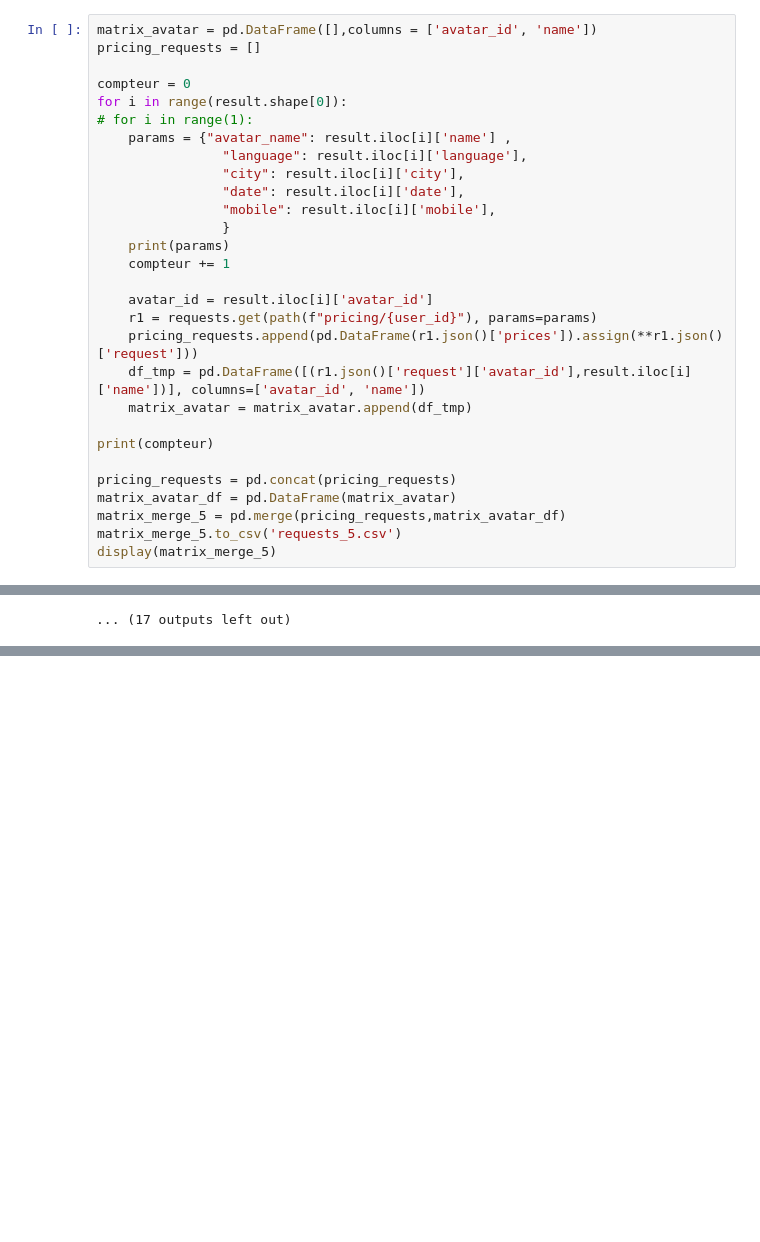
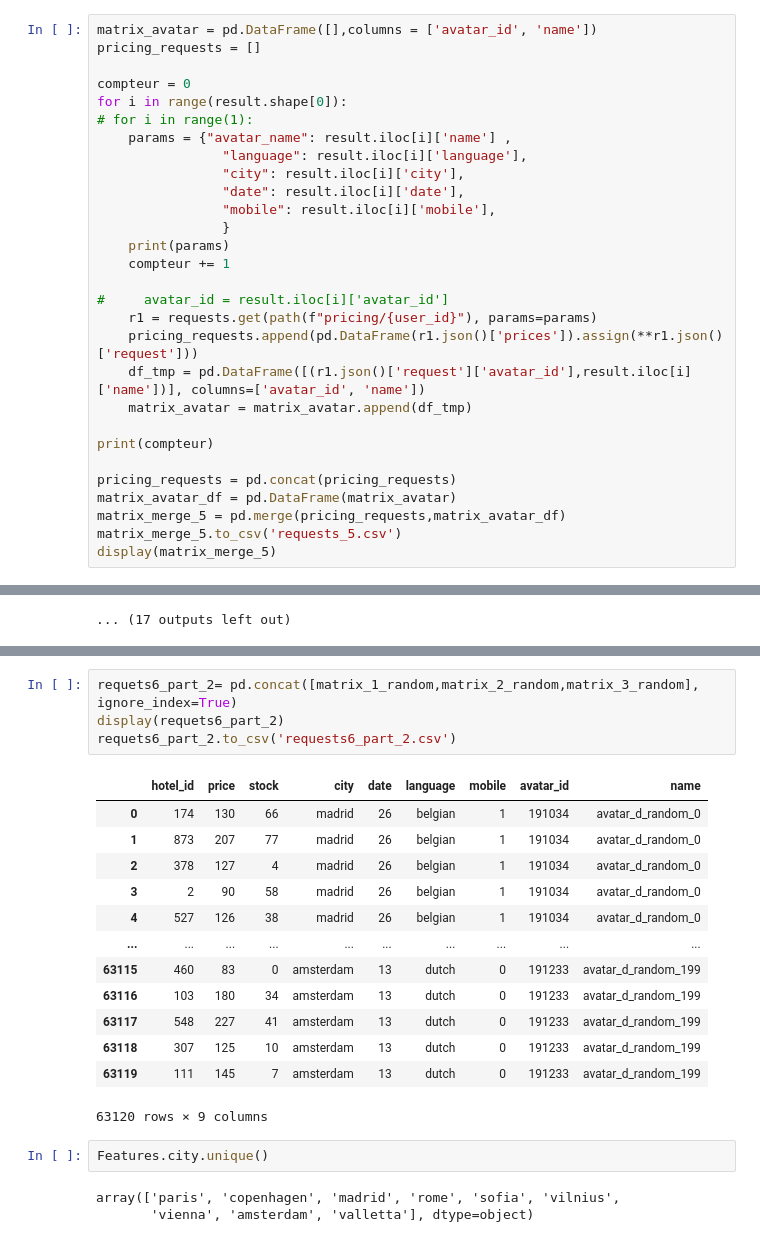
Before and after one commit to EliseBcl/D-fi_IA_2023, a Jupyter notebook: defi_ia_2023.ipynb, the cells around one changed output, grey strips where cells are left out. Saved outputs shown, nothing was run; the diff lists cells and outputs as text; blank space fills up the shorter version.

```diff
--- a/defi_ia_2023.ipynb
+++ b/defi_ia_2023.ipynb
@@ -476,7 +502,7 @@ for i in range(result.shape[0]):
     print(params)
     compteur += 1
 
-    avatar_id = result.iloc[i]['avatar_id']
+#     avatar_id = result.iloc[i]['avatar_id']
     r1 = requests.get(path(f"pricing/{user_id}"), params=params)
     pricing_requests.append(pd.DataFrame(r1.json()['prices']).assign(**r1.json()['request']))
     df_tmp = pd.DataFrame([(r1.json()['request']['avatar_id'],result.iloc[i]['name'])], columns=['avatar_id', 'name'])
@@ -980,0 +1005,23 @@ requets6_part_1= pd.concat([sub_matrix_1,sub_matrix_2,sub_matrix_3,sub_matrix_4,
+# %%
+requets6_part_2= pd.concat([matrix_1_random,matrix_2_random,matrix_3_random], ignore_index=True)
+display(requets6_part_2)
+requets6_part_2.to_csv('requests6_part_2.csv')
+# %% [output]
+|  | hotel_id | price | stock | city | date | language | mobile | avatar_id | name |
+| 0 | 174 | 130 | 66 | madrid | 26 | belgian | 1 | 191034 | avatar_d_random_0 |
+| 1 | 873 | 207 | 77 | madrid | 26 | belgian | 1 | 191034 | avatar_d_random_0 |
+| 2 | 378 | 127 | 4 | madrid | 26 | belgian | 1 | 191034 | avatar_d_random_0 |
+| 3 | 2 | 90 | 58 | madrid | 26 | belgian | 1 | 191034 | avatar_d_random_0 |
+| 4 | 527 | 126 | 38 | madrid | 26 | belgian | 1 | 191034 | avatar_d_random_0 |
+| ... | ... | ... | ... | ... | ... | ... | ... | ... | ... |
+| 63115 | 460 | 83 | 0 | amsterdam | 13 | dutch | 0 | 191233 | avatar_d_random_199 |
+| 63116 | 103 | 180 | 34 | amsterdam | 13 | dutch | 0 | 191233 | avatar_d_random_199 |
+| 63117 | 548 | 227 | 41 | amsterdam | 13 | dutch | 0 | 191233 | avatar_d_random_199 |
+| 63118 | 307 | 125 | 10 | amsterdam | 13 | dutch | 0 | 191233 | avatar_d_random_199 |
+| 63119 | 111 | 145 | 7 | amsterdam | 13 | dutch | 0 | 191233 | avatar_d_random_199 |
+63120 rows × 9 columns
+# %%
+Features.city.unique()
+# %% [output]
+array(['paris', 'copenhagen', 'madrid', 'rome', 'sofia', 'vilnius',
+       'vienna', 'amsterdam', 'valletta'], dtype=object)
```
Also changed, not shown: parts of 32 cells of this notebook, 3 other files.
